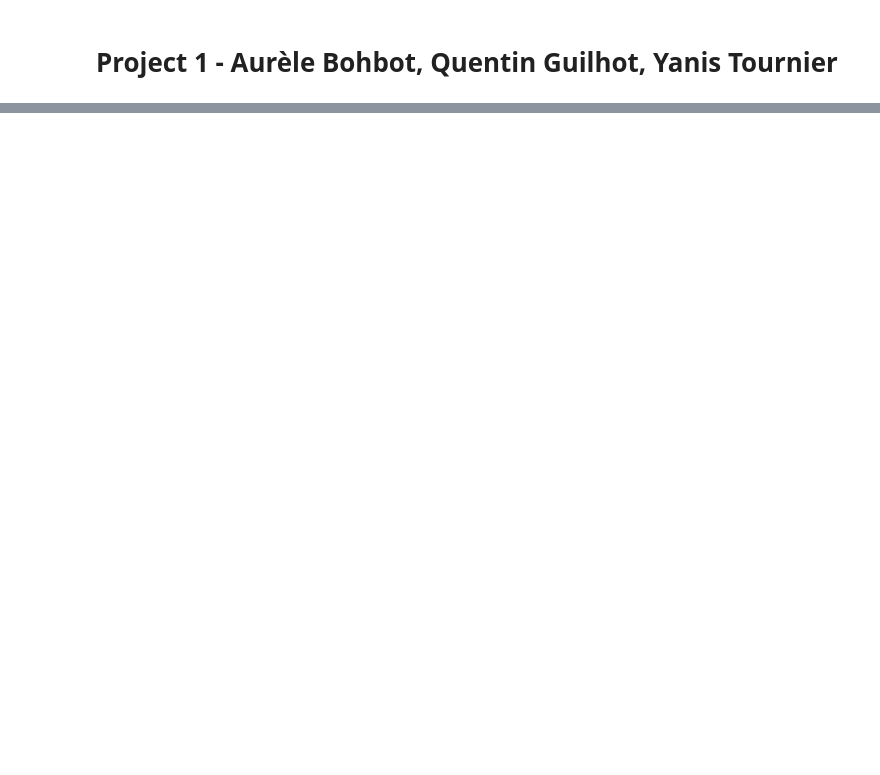
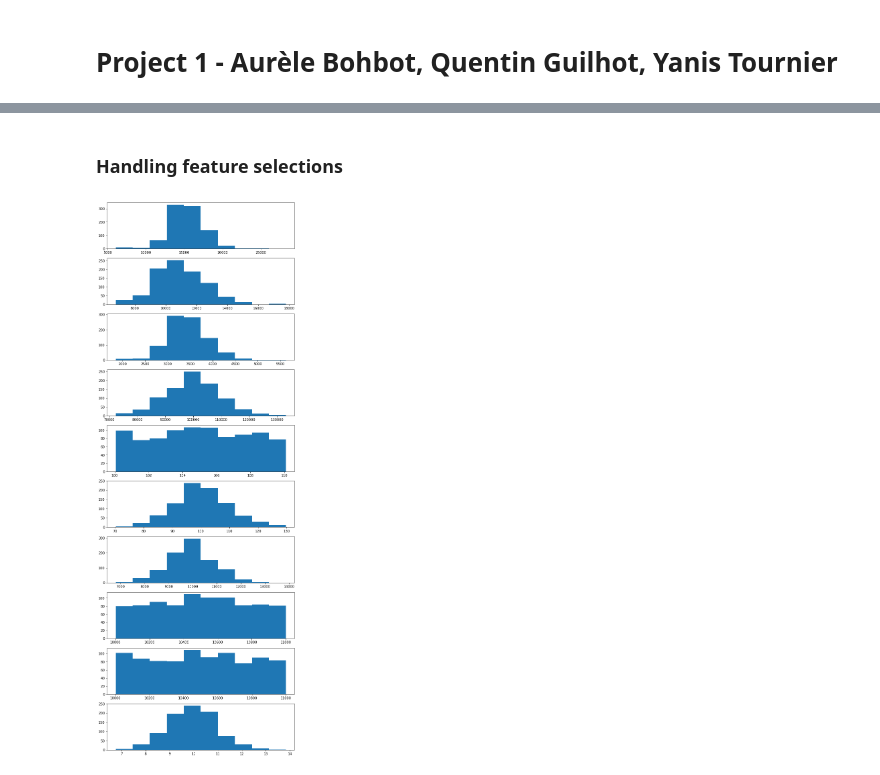
Before and after one commit to qglht/AML, a Jupyter notebook: Project1.ipynb, the cells around one changed output, grey strips where cells are left out. Drawn from its saved outputs; the diff is of its cells as text; code cells hidden in the pictures; blank space fills up the shorter version.

```diff
--- a/Project1.ipynb
+++ b/Project1.ipynb
@@ -9,4 +13,6 @@ from sklearn.decomposition import PCA
 # %%
-X_train = pd.read_csv('X_train.csv')
-X_test = pd.read_csv('X_test.csv')
-y_train = pd.read_csv('y_train.csv')
+X = pd.read_csv('X_train.csv').drop(columns=['id'])
+Xt = pd.read_csv('X_test.csv')
+y = pd.read_csv('y_train.csv')
+to_drop = ['x104', 'x129', 'x489', 'x530']
+X = X.drop(columns=to_drop)
@@ -28,0 +19,2 @@ X_train
+# %%
+X_train, X_test, y_train, y_test = train_test_split(X, y, test_size=0.2, random_state=42)
@@ -28,0 +78,9 @@ X_train
+# %% [markdown]
+### Handling feature selections
+# %%
+_, axes = plt.subplots(10,1,figsize=(10,30))
+for i, feat in enumerate(X_train.columns[:10]):
+    axes[i].hist(X_train[feat])
+plt.show()
+# %% [output]
+[figure, added]
```
Also changed, not shown: parts of 10 cells of this notebook.
